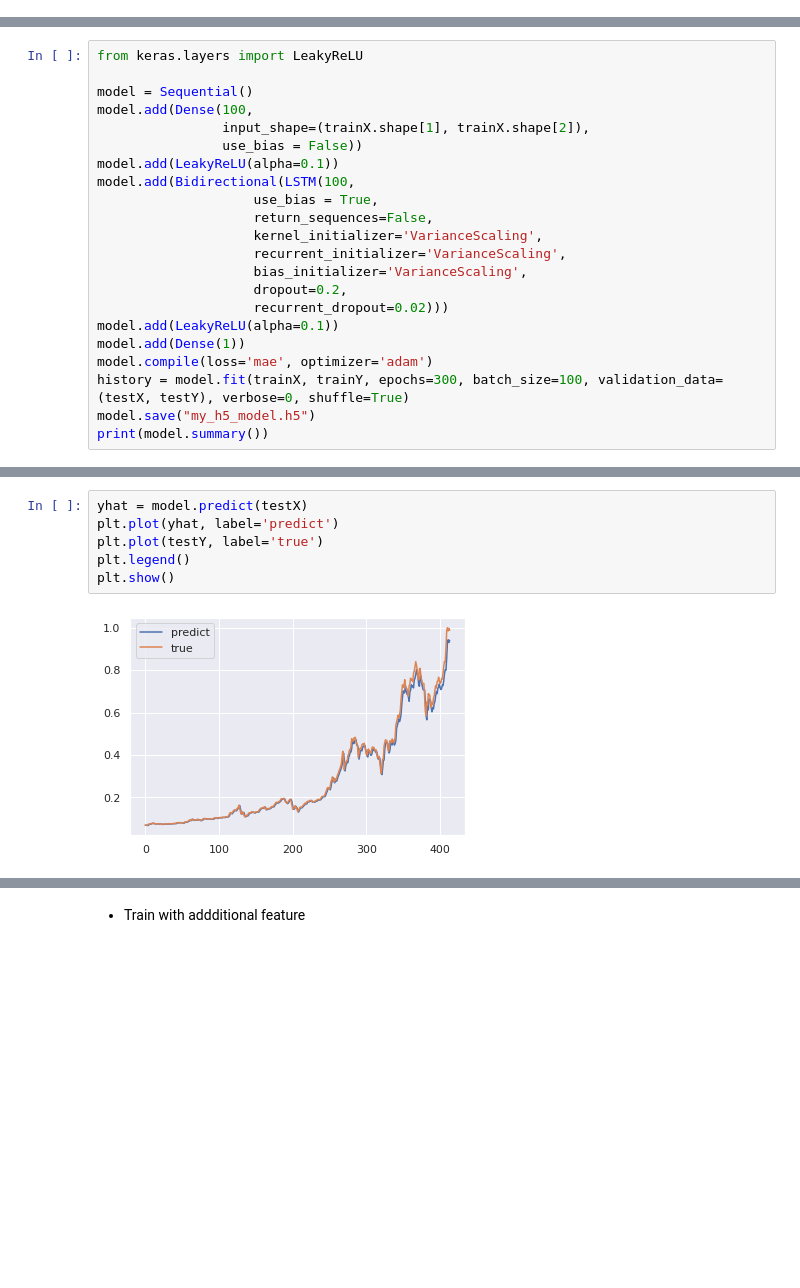
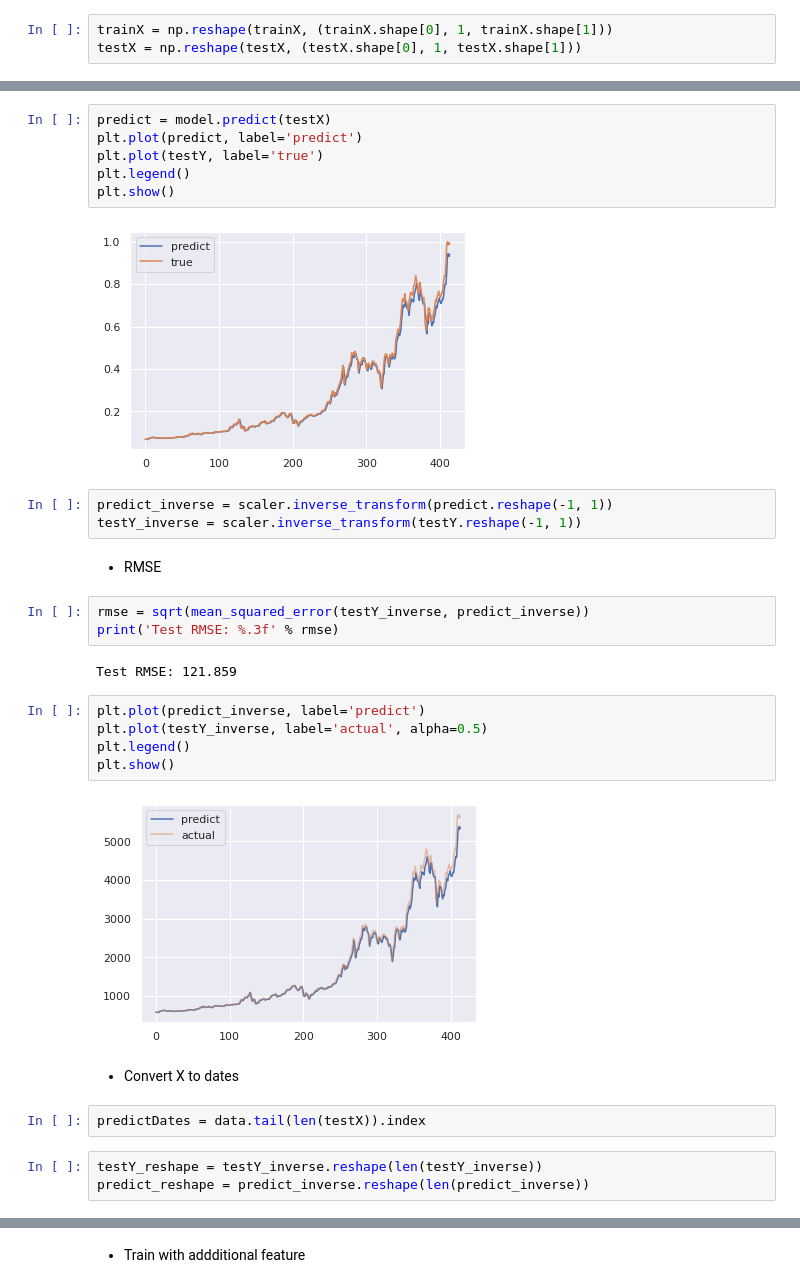
Before and after one commit to polarbeargo/Microsoft-Azure-Machine-Learning-Scholarship-Showcase-Project, a Jupyter notebook: Cryptocurrency_Price_Prediction.ipynb, the cells around one changed output, grey strips where cells are left out. Drawn from its saved outputs; the diff is of its cells as text; blank space fills up the shorter version.

```diff
--- a/Cryptocurrency_Price_Prediction.ipynb
+++ b/Cryptocurrency_Price_Prediction.ipynb
@@ -135,3 +151,6 @@ def to_numpy_array(df, look_back=1):
+# %%
+trainX = np.reshape(trainX, (trainX.shape[0], 1, trainX.shape[1]))
+testX = np.reshape(testX, (testX.shape[0], 1, testX.shape[1]))
 # %% [markdown]
 * Running Bidirectional LSTM with 300 epoches Modified `shuffle=True` which only shuffle training dataset produce better result in train vs validate loss plot. Detail reference: [For Keras fit method, does “shuffle=True” shuffle BOTH the training and validation samples or just the training dataset?](https://forums.fast.ai/t/for-keras-fit-method-does-shuffle-true-shuffle-both-the-training-and-validation-samples-or-just-the-training-dataset/2992)
 # %%
@@ -156,25 +175,3 @@ Trainable params: 81,801
 Non-trainable params: 0
 _________________________________________________________________
 None
-# %%
-from keras.layers import LeakyReLU
-
-model = Sequential()
-model.add(Dense(100,
-                input_shape=(trainX.shape[1], trainX.shape[2]),
-                use_bias = False))
-model.add(LeakyReLU(alpha=0.1))
-model.add(Bidirectional(LSTM(100,
-                    use_bias = True,
-                    return_sequences=False,
-                    kernel_initializer='VarianceScaling',
-                    recurrent_initializer='VarianceScaling',
-                    bias_initializer='VarianceScaling',
-                    dropout=0.2,
-                    recurrent_dropout=0.02)))
-model.add(LeakyReLU(alpha=0.1))
-model.add(Dense(1))
-model.compile(loss='mae', optimizer='adam')
-history = model.fit(trainX, trainY, epochs=300, batch_size=100, validation_data=(testX, testY), verbose=0, shuffle=True)
-model.save("my_h5_model.h5")
-print(model.summary())
@@ -206,8 +185,32 @@ plt.show()
 # %%
-yhat = model.predict(testX)
-plt.plot(yhat, label='predict')
+predict = model.predict(testX)
+plt.plot(predict, label='predict')
 plt.plot(testY, label='true')
 plt.legend()
 plt.show()
 # %% [output]
 [figure]
+# %%
+predict_inverse = scaler.inverse_transform(predict.reshape(-1, 1))
+testY_inverse = scaler.inverse_transform(testY.reshape(-1, 1))
+# %% [markdown]
+* RMSE
+# %%
+rmse = sqrt(mean_squared_error(testY_inverse, predict_inverse))
+print('Test RMSE: %.3f' % rmse)
+# %% [output]
+Test RMSE: 121.859
+# %%
+plt.plot(predict_inverse, label='predict')
+plt.plot(testY_inverse, label='actual', alpha=0.5)
+plt.legend()
+plt.show()
+# %% [output]
+[figure, added]
+# %% [markdown]
+* Convert X to dates
+# %%
+predictDates = data.tail(len(testX)).index
+# %%
+testY_reshape = testY_inverse.reshape(len(testY_inverse))
+predict_reshape = predict_inverse.reshape(len(predict_inverse))
```
Also changed, not shown: parts of 28 cells of this notebook.
